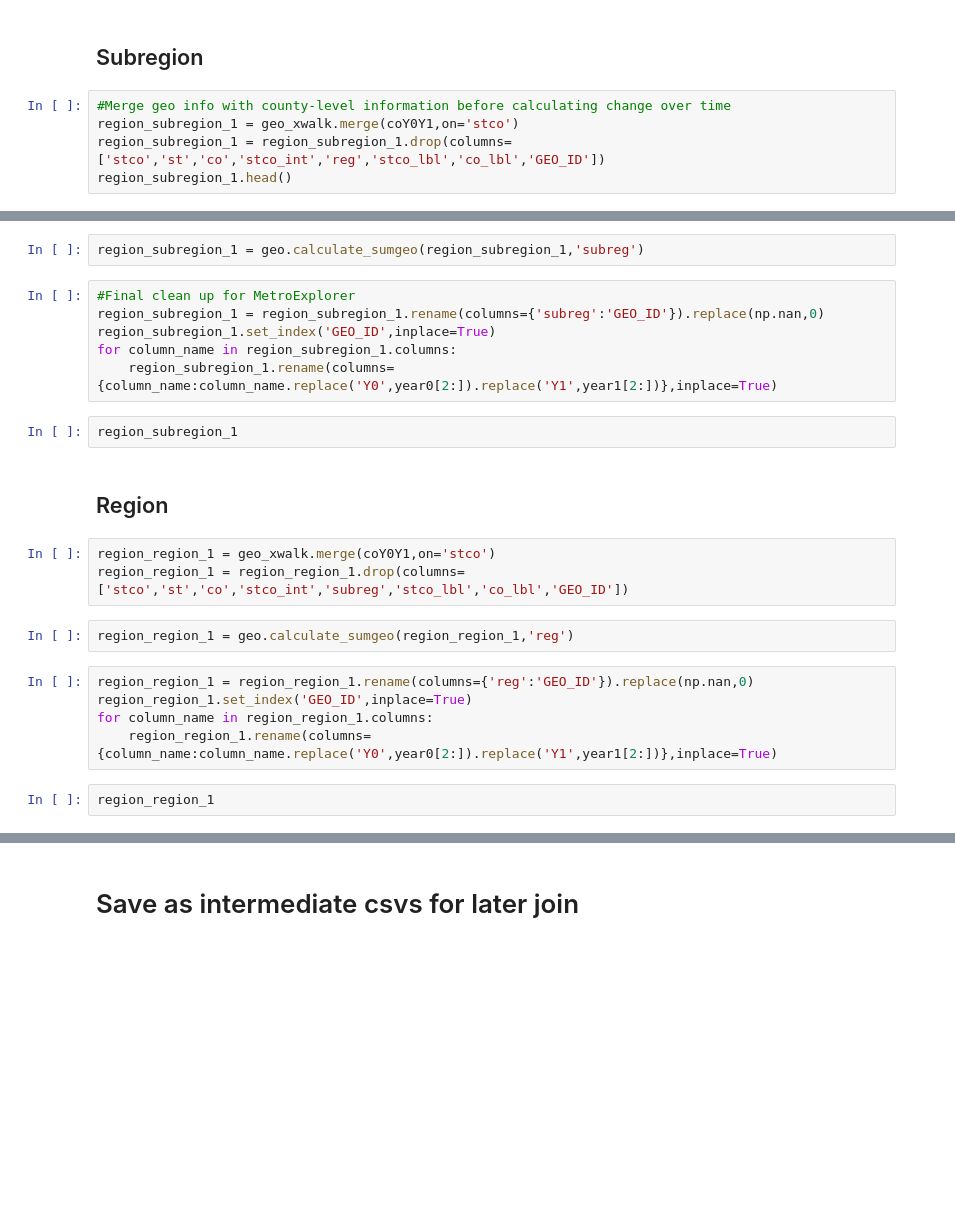
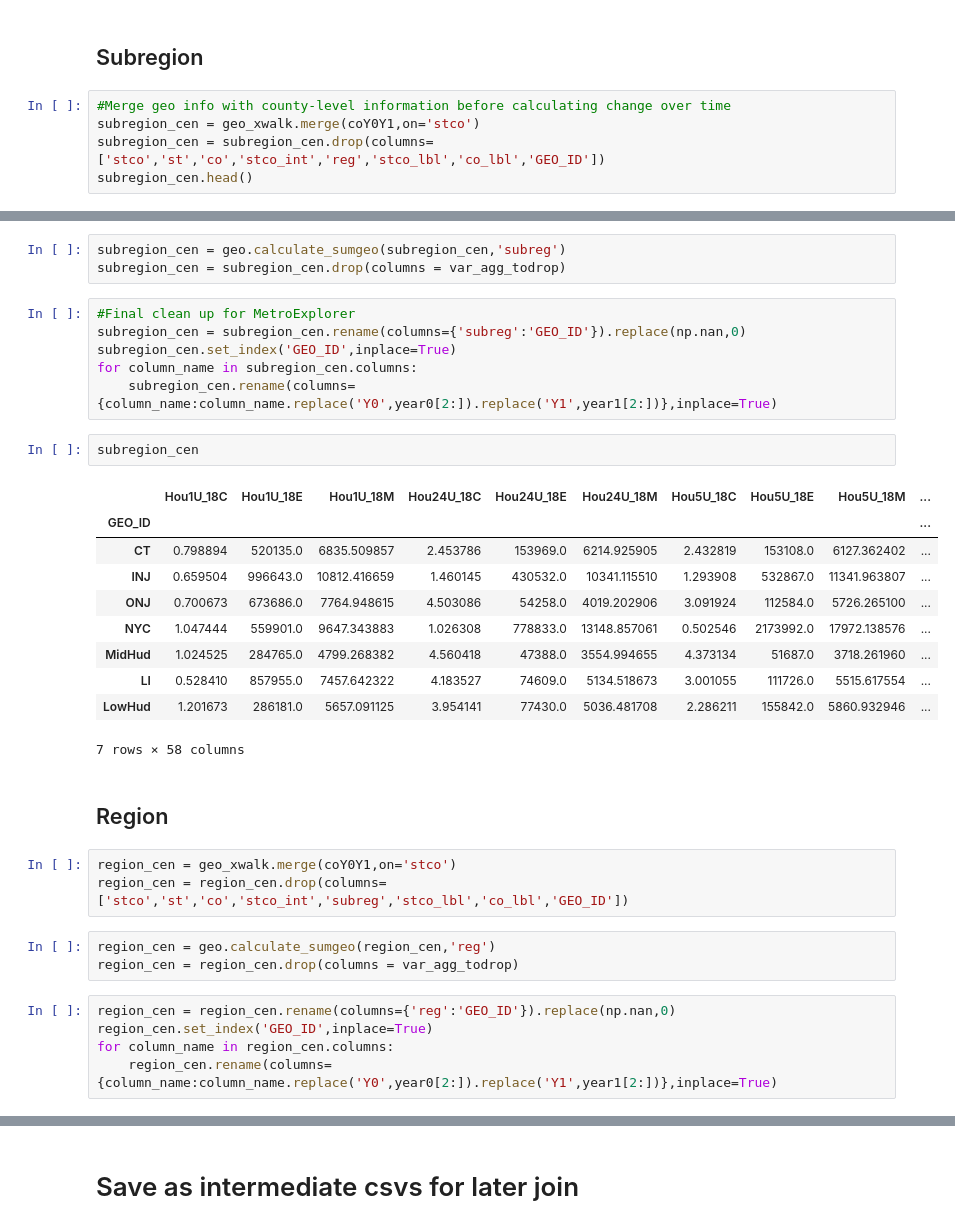
Before and after one commit to daragoldberg/metroexplorer, a Jupyter notebook: notebooks/County+_Census_PEP-ACS.ipynb, the cells around one changed output, grey strips where cells are left out. Saved outputs shown, nothing was run; the diff lists cells and outputs as text; blank space fills up the shorter version.

```diff
--- a/notebooks/County+_Census_PEP-ACS.ipynb
+++ b/notebooks/County+_Census_PEP-ACS.ipynb
@@ -299,6 +417,6 @@ region_county_1.columns
 ## Subregion
 # %%
 #Merge geo info with county-level information before calculating change over time
-region_subregion_1 = geo_xwalk.merge(coY0Y1,on='stco')
-region_subregion_1 = region_subregion_1.drop(columns=['stco','st','co','stco_int','reg','stco_lbl','co_lbl','GEO_ID'])
-region_subregion_1.head()
+subregion_cen = geo_xwalk.merge(coY0Y1,on='stco')
+subregion_cen = subregion_cen.drop(columns=['stco','st','co','stco_int','reg','stco_lbl','co_lbl','GEO_ID'])
+subregion_cen.head()
@@ -305,24 +431,35 @@ region_subregion_1.head()
-# %%
-region_subregion_1 = geo.calculate_sumgeo(region_subregion_1,'subreg')
+# %%
+subregion_cen = geo.calculate_sumgeo(subregion_cen,'subreg')
+subregion_cen = subregion_cen.drop(columns = var_agg_todrop)
 # %%
 #Final clean up for MetroExplorer
-region_subregion_1 = region_subregion_1.rename(columns={'subreg':'GEO_ID'}).replace(np.nan,0)
-region_subregion_1.set_index('GEO_ID',inplace=True)
-for column_name in region_subregion_1.columns:
-    region_subregion_1.rename(columns={column_name:column_name.replace('Y0',year0[2:]).replace('Y1',year1[2:])},inplace=True)
+subregion_cen = subregion_cen.rename(columns={'subreg':'GEO_ID'}).replace(np.nan,0)
+subregion_cen.set_index('GEO_ID',inplace=True)
+for column_name in subregion_cen.columns:
+    subregion_cen.rename(columns={column_name:column_name.replace('Y0',year0[2:]).replace('Y1',year1[2:])},inplace=True)
-# %%
-region_subregion_1
+# %%
+subregion_cen
+# %% [output]
+|  | Hou1U_18C | Hou1U_18E | Hou1U_18M | Hou24U_18C | Hou24U_18E | Hou24U_18M | Hou5U_18C | Hou5U_18E | Hou5U_18M | ... |
+| GEO_ID |  |  |  |  |  |  |  |  |  | ... |
+| CT | 0.798894 | 520135.0 | 6835.509857 | 2.453786 | 153969.0 | 6214.925905 | 2.432819 | 153108.0 | 6127.362402 | ... |
+| INJ | 0.659504 | 996643.0 | 10812.416659 | 1.460145 | 430532.0 | 10341.115510 | 1.293908 | 532867.0 | 11341.963807 | ... |
+| ONJ | 0.700673 | 673686.0 | 7764.948615 | 4.503086 | 54258.0 | 4019.202906 | 3.091924 | 112584.0 | 5726.265100 | ... |
+| NYC | 1.047444 | 559901.0 | 9647.343883 | 1.026308 | 778833.0 | 13148.857061 | 0.502546 | 2173992.0 | 17972.138576 | ... |
+| MidHud | 1.024525 | 284765.0 | 4799.268382 | 4.560418 | 47388.0 | 3554.994655 | 4.373134 | 51687.0 | 3718.261960 | ... |
+| LI | 0.528410 | 857955.0 | 7457.642322 | 4.183527 | 74609.0 | 5134.518673 | 3.001055 | 111726.0 | 5515.617554 | ... |
+| LowHud | 1.201673 | 286181.0 | 5657.091125 | 3.954141 | 77430.0 | 5036.481708 | 2.286211 | 155842.0 | 5860.932946 | ... |
+7 rows × 58 columns
 # %% [markdown]
 ## Region
 # %%
-region_region_1 = geo_xwalk.merge(coY0Y1,on='stco')
-region_region_1 = region_region_1.drop(columns=['stco','st','co','stco_int','subreg','stco_lbl','co_lbl','GEO_ID'])
+region_cen = geo_xwalk.merge(coY0Y1,on='stco')
+region_cen = region_cen.drop(columns=['stco','st','co','stco_int','subreg','stco_lbl','co_lbl','GEO_ID'])
-# %%
-region_region_1 = geo.calculate_sumgeo(region_region_1,'reg')
+# %%
+region_cen = geo.calculate_sumgeo(region_cen,'reg')
+region_cen = region_cen.drop(columns = var_agg_todrop)
 # %%
-region_region_1 = region_region_1.rename(columns={'reg':'GEO_ID'}).replace(np.nan,0)
-region_region_1.set_index('GEO_ID',inplace=True)
-for column_name in region_region_1.columns:
-    region_region_1.rename(columns={column_name:column_name.replace('Y0',year0[2:]).replace('Y1',year1[2:])},inplace=True)
+region_cen = region_cen.rename(columns={'reg':'GEO_ID'}).replace(np.nan,0)
+region_cen.set_index('GEO_ID',inplace=True)
+for column_name in region_cen.columns:
+    region_cen.rename(columns={column_name:column_name.replace('Y0',year0[2:]).replace('Y1',year1[2:])},inplace=True)
-# %%
-region_region_1
```
Also changed, not shown: parts of 28 cells of this notebook, 6 other files.
